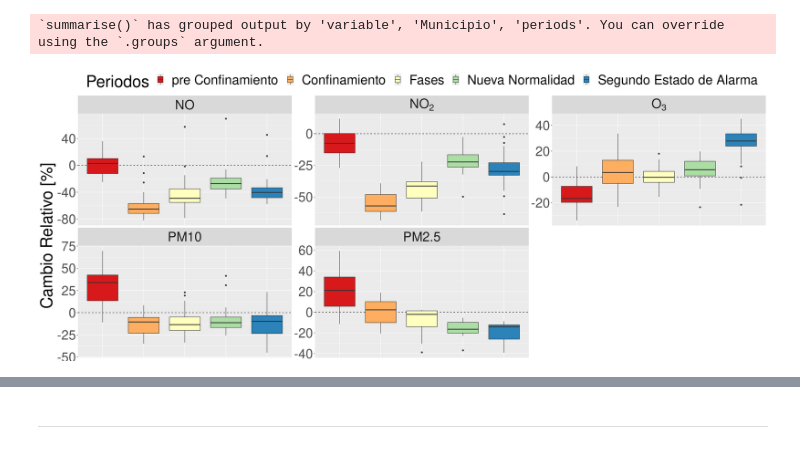
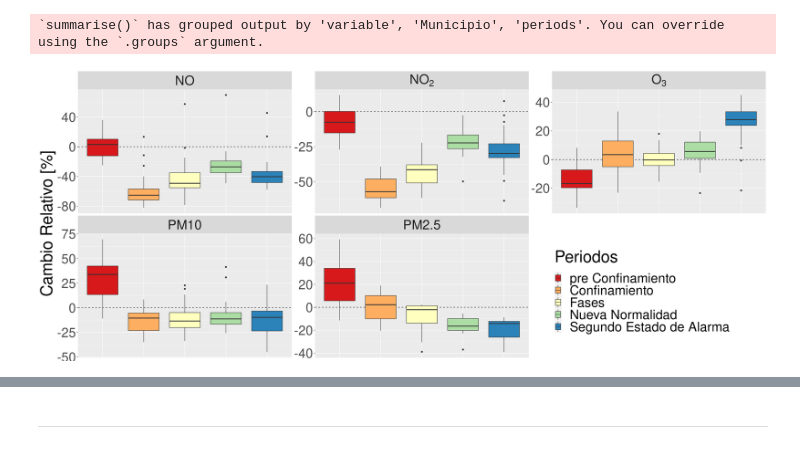
Before and after one commit to Jaimedgp/AirQualityCOVID, a Jupyter notebook: notebooks/Analysis/Raw-Change.ipynb, the cells around one changed output, grey strips where cells are left out. Saved outputs shown, nothing was run; the diff lists cells and outputs as text; code cells hidden in the pictures.

Commit message:
Chane legend position

```diff
--- a/notebooks/Analysis/Raw-Change.ipynb
+++ b/notebooks/Analysis/Raw-Change.ipynb
@@ -116,35 +116,35 @@ plot.df$periods <- factor(plot.df$periods,
 plot.df$variable <- factor(plot.df$variable,
                            labels=r.variable)
 
 plt <- ggplot(plot.df) +
             geom_hline(yintercept=0,
                        linetype="dashed",
                        color = "black") +
             geom_boxplot(aes(x=periods, y=mean, fill=periods)) +
-            theme(legend.position="top",
+            theme(legend.position=c(0.82,0.25),
                   text = element_text(size=40),
 
                   #legend.title = element_text(size = 45),
                   #legend.text = element_text(size = 45),
 
                   axis.title.x=element_blank(),
                   axis.text.x=element_blank(),
                   #axis.text.x = element_text(angle=20, hjust=0.5, vjust=0.7)
                   axis.ticks.x=element_blank()
                  ) +
             scale_y_continuous(name="Cambio Relativo [%]") +
             #scale_x_discrete(name="Periods")+
             #scale_fill_discrete(name="Periods") +
             scale_fill_brewer(name="Periodos", palette="Spectral") +
             facet_wrap(~variable, ncol=3, scale="free_y",
                        labeller = labeller(variable=label_parsed))
 
 ggsave(plt,
        filename="Plots/Results/vs_Observations/boxplot.png",
        width=25, height=15)
 plt
 # %% [output]
-[figure, old version]
+[figure, new version]
 # %%
 cleaned.df <- data.frame()
 outlier.df <- data.frame()
```
Also changed, not shown: parts of 5 cells of this notebook, 2 other files.
